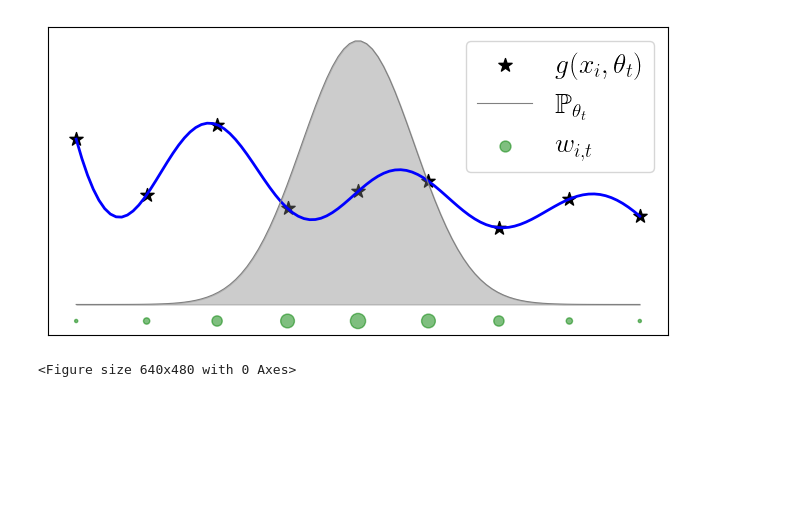
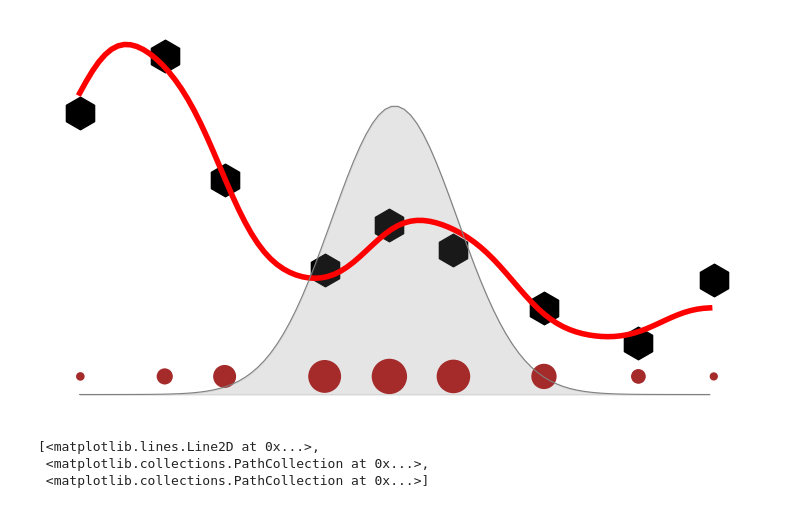
Before and after one commit to hudsonchen/nest_bq, a Jupyter notebook: notebooks/illustration.ipynb, the cells around one changed output. Drawn from its saved outputs; the diff is of its cells as text; code cells hidden in the pictures; blank space fills up the shorter version.

```diff
--- a/notebooks/illustration.ipynb
+++ b/notebooks/illustration.ipynb
@@ -7,60 +195,68 @@ plt.rc('text', usetex=True)
 plt.rc('text.latex', preamble=r'\usepackage{amsmath, amsfonts}')
 
 
 # Generate sample data
 def fancy_positive_function(X):
-    return (np.exp(-0.3 * X) * (np.sin(2 * np.pi * X) + 1.5) + 1) / 5
+    return np.exp(-0.3 * X) * (np.sin(np.sin(2.7 * X)) + 2.5) / 3
 
 
-np.random.seed(0)
+np.random.seed(4)
 X_train = np.linspace(0, 5, 9).reshape(-1, 1)
-y_train = fancy_positive_function(X_train).ravel()
+X_train += np.random.normal(0, 0.1, X_train.shape)
+y_train = fancy_positive_function(X_train).ravel() + np.random.normal(0, 0.05, X_train.shape).ravel()
 
 # Generate test data
 X_test = np.linspace(0, 5, 100).reshape(-1, 1)
 
 # Define RBF kernel function
 def rbf_kernel(X1, X2, gamma=0.5):
     pairwise_sq_dists = np.sum(X1**2, axis=1).reshape(-1, 1) + np.sum(X2**2, axis=1) - 2 * np.dot(X1, X2.T)
     return np.exp(-gamma * pairwise_sq_dists)
 
-# Set regularization parameter and kernel parameter
-alpha = 1e-6
-gamma = 0.5
-
-# Compute the Gram matrix for training data
-K = rbf_kernel(X_train, X_train, gamma)
-
-# Compute the dual coefficients (weights) for KRR
-n = K.shape[0]
-alpha_coefficients = np.linalg.solve(K + alpha * np.eye(n), y_train)
-
-# Compute predictions on test data
-K_test = rbf_kernel(X_test, X_train, gamma)
-y_pred = K_test.dot(alpha_coefficients)
+y_pred = fancy_positive_function(X_test).ravel()
 
 from scipy.stats import norm
 mean = 2.5
 std_dev = 0.5
 x_gaussian = np.linspace(0, 5, 100)
 y_gaussian = norm.pdf(x_gaussian, mean, std_dev)
 
 weights = norm.pdf(X_train, mean, 1.0).ravel()
 
-# Plot results
-plt.figure(figsize=(8, 4))
-plt.scatter(X_train, y_train, color="black", s=100, marker='*', label=r"$g(x_i, \theta_t)$")
-plt.plot(X_test, y_pred, color="blue", linewidth=2)
-plt.plot(x_gaussian, y_gaussian, color="grey", label=r"$\mathbb{P}_{\theta_t}$", linewidth=0.8)
-plt.fill_between(x_gaussian, y_gaussian, color="grey", alpha=0.4)
-plt.scatter(X_train, np.full_like(X_train, -0.05),  # place points just below the x-axis
-            s=weights * 300,  # scale the weights to represent size
-            color="green", alpha=0.5, label=r"$w_{i, t}$")
+# Original Plot Code
+fig, ax = plt.subplots(figsize=(9, 5))
+# Set the face color of the figure to transparent
+fig.patch.set_visible(False)
+
+# Remove outer frame and axis spines
+for spine in ax.spines.values():
+    spine.set_visible(False)
+plt.plot(X_test, y_pred, color="red", linewidth=4, label=r"$F(\theta_t)$")
+plt.scatter(X_train, y_train, color="black", s=550, marker='h', label=r"$\hat{F}_{\text{KQ}}(\theta_t)$")
+plt.plot(x_gaussian, y_gaussian, color="grey", linewidth=0.8)
+plt.fill_between(x_gaussian, y_gaussian, color="grey", alpha=0.2)
+plt.scatter(X_train, np.full_like(X_train, 0.05), s=weights * 1500, color="brown", alpha=1.0, label=r"$\tilde{w}_{t}$")
 plt.xticks([])
 plt.yticks([])
-plt.legend(fontsize=20)
+plt.savefig('../figures/illustration_4.pdf', bbox_inches='tight')
+# Capture legend handles and labels
+handles, labels = plt.gca().get_legend_handles_labels()
 plt.show()
-plt.savefig('../figures/illustration_1.pdf', bbox_inches='tight')
+
+
+# handles = [handles[1], handles[2], handles[3]]
+# Save Legend as Separate Figure
+fig_legend = plt.figure(figsize=(3, 1.5))
+# Set the figure's background to transparent
+fig_legend.patch.set_visible(False)
+fig_legend.legend(handles, labels, loc='center', ncol=3, fontsize=60, frameon=False, handletextpad=0.1, markerscale=2.5, columnspacing=0.2)
+fig_legend.savefig('../figures/illustration_legend_only.pdf', bbox_inches='tight')
+plt.close(fig_legend)
 # %% [output]
-[figure, old version]
+[figure, new version]
-<Figure size 640x480 with 0 Axes>
+# %%
+handles
+# %% [output]
+[<matplotlib.lines.Line2D at 0x...>,
+ <matplotlib.collections.PathCollection at 0x...>,
+ <matplotlib.collections.PathCollection at 0x...>]
```
Also changed, not shown: parts of 3 cells of this notebook, 31 other files.
